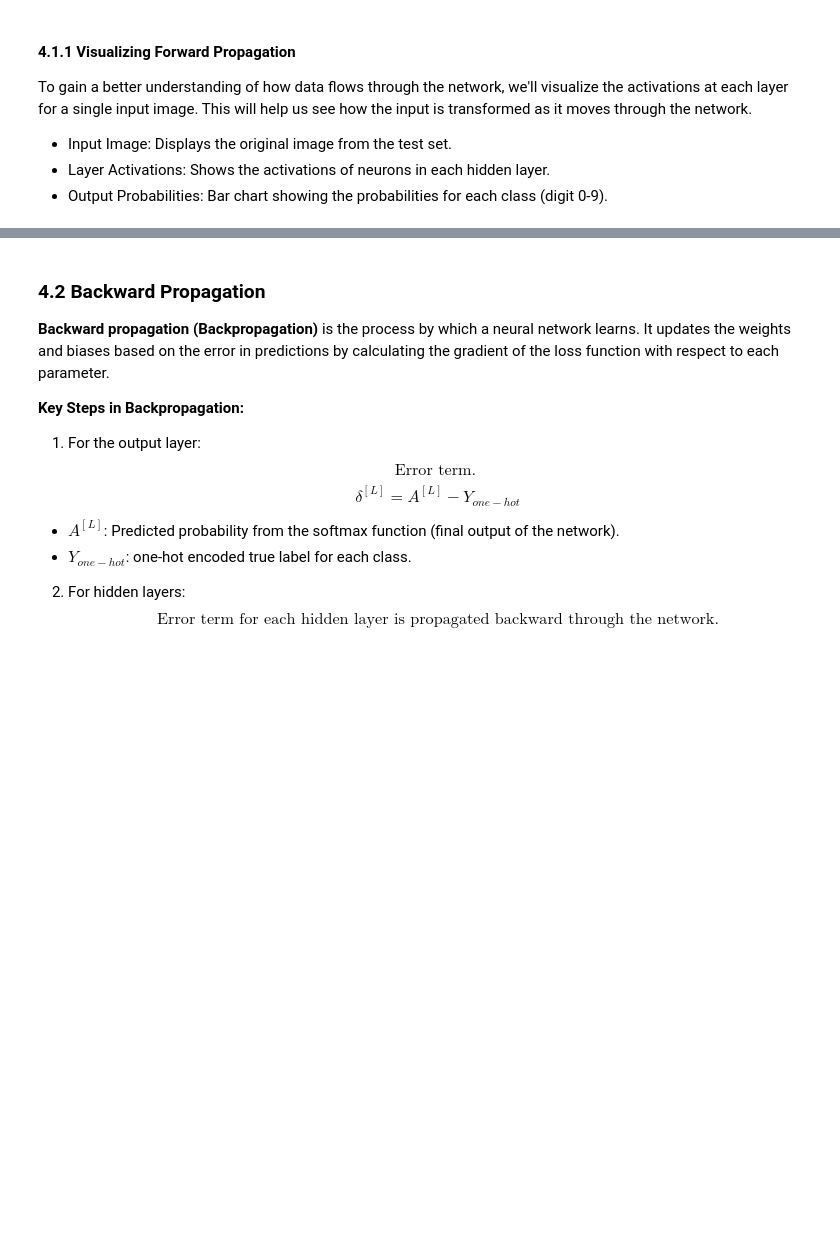
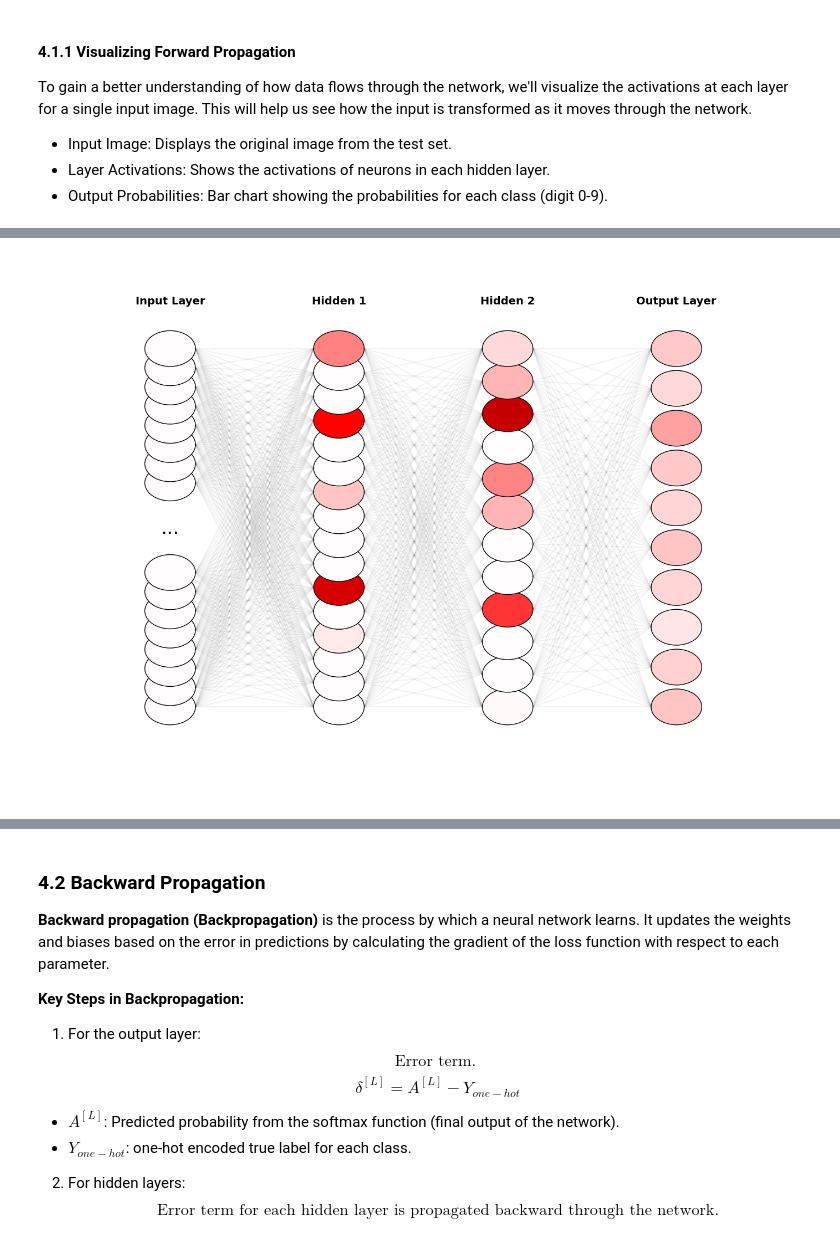
Before and after one commit to dinosaur-oatmeal/MNIST-Walkthrough, a Jupyter notebook: MNIST-Walkthrough.ipynb, the cells around one changed output, grey strips where cells are left out. Drawn from its saved outputs; the diff is of its cells as text; code cells hidden in the pictures; blank space fills up the shorter version.

```diff
--- a/MNIST-Walkthrough.ipynb
+++ b/MNIST-Walkthrough.ipynb
@@ -704,0 +635,95 @@ This data isn't valuable because the network isn't trained yet!
+# %%
+def draw_neural_network_with_activations(layer_dims, activations=None, max_display=16):
+    """
+    Draws a neural network and visualizes neuron activations using a diverging colormap.
+
+    Arguments:
+    layer_dims -- list of ints, neurons per layer.
+    activations -- list of numpy arrays, activations for each layer (optional).
+    max_display -- max number of neurons per layer to show.
+    """
+    total_layers = len(layer_dims)
+    fig, ax = plt.subplots(figsize=(14, 10))
+    ax.set_xlim(0, 12)
+    ax.set_ylim(0, 12)
+    ax.axis('off')
+
+    neuron_size = 0.4
+    x_positions = np.linspace(2, 10, total_layers)
+    layers = []
+
+    # Positioning neurons
+    def generate_layer_positions(x, n):
+        if n > max_display:
+            half = max_display // 2
+            ys = np.linspace(2, 5, half).tolist() + np.linspace(7, 10, half).tolist()
+        else:
+            ys = np.linspace(2, 10, n)
+        return [(x, y) for y in ys]
+
+    # New: Diverging colormap (-1 to 1 range)
+    def get_color(val):
+        norm = plt.Normalize(-1, 1)
+        cmap = plt.cm.seismic  # Blue–White–Red
+        return cmap(norm(val))
+
+    # Generate neuron coordinates
+    for i, n_neurons in enumerate(layer_dims):
+        layer = generate_layer_positions(x_positions[i], n_neurons)
+        layers.append(layer)
+
+    # Draw neurons with activations
+    for i, layer in enumerate(layers):
+        for j, (x, y) in enumerate(layer):
+            color = 'lightgray'
+            if activations is not None and i < len(activations):
+                act = activations[i].flatten()
+                if len(act) > j:
+                    color = get_color(act[j])
+            circle = patches.Circle((x, y), neuron_size, fill=True, color=color, ec='k', lw=1)
+            ax.add_patch(circle)
+
+    # Draw edges
+    for i in range(len(layers) - 1):
+        for n1 in layers[i]:
+            for n2 in layers[i + 1]:
+                ax.plot([n1[0] + 0.4, n2[0] - 0.4], [n1[1], n2[1]], 'k-', alpha=0.05)
+
+    # Add ellipses if needed
+    for idx, layer in enumerate(layers):
+        if layer_dims[idx] > max_display:
+            ax.text(x_positions[idx], 6, '...', fontsize=25, ha='center', va='center', color='black')
+
+    # Layer labels
+    layer_names = ['Input Layer'] + [f'Hidden {i}' for i in range(1, total_layers - 1)] + ['Output Layer']
+    for idx, name in enumerate(layer_names):
+        ax.text(x_positions[idx], 11, name, ha='center', fontsize=14, fontweight='bold')
+
+    plt.tight_layout()
+    plt.show()
+
+weights, biases = initialize_parameters(layer_dims)
+
+sample_index = 42
+
+# Convert y_test to a NumPy array
+if not isinstance(y_test, np.ndarray):
+
+    y_test = y_test.to_numpy()
+
+# Select a sample from the test set
+x_sample = x_test[:, sample_index].reshape(-1, 1)  # Reshape the input sample to (784, 1)
+
+# Forward pass for one sample
+_, cache = forward_propagation(x_sample, weights, biases)
+
+# Activations to visualize (no gradients, just activation strength)
+activations = cache['activations']
+
+# Now draw the network with activations
+draw_neural_network_with_activations(layer_dims, activations)
+
+# Since the network is not yet trained, the output probabilities are not meaningful
+print("This data isn't valuable because the network isn't trained yet!")
+# %% [output]
+[figure, added]
```
Also changed, not shown: parts of 13 cells of this notebook.
